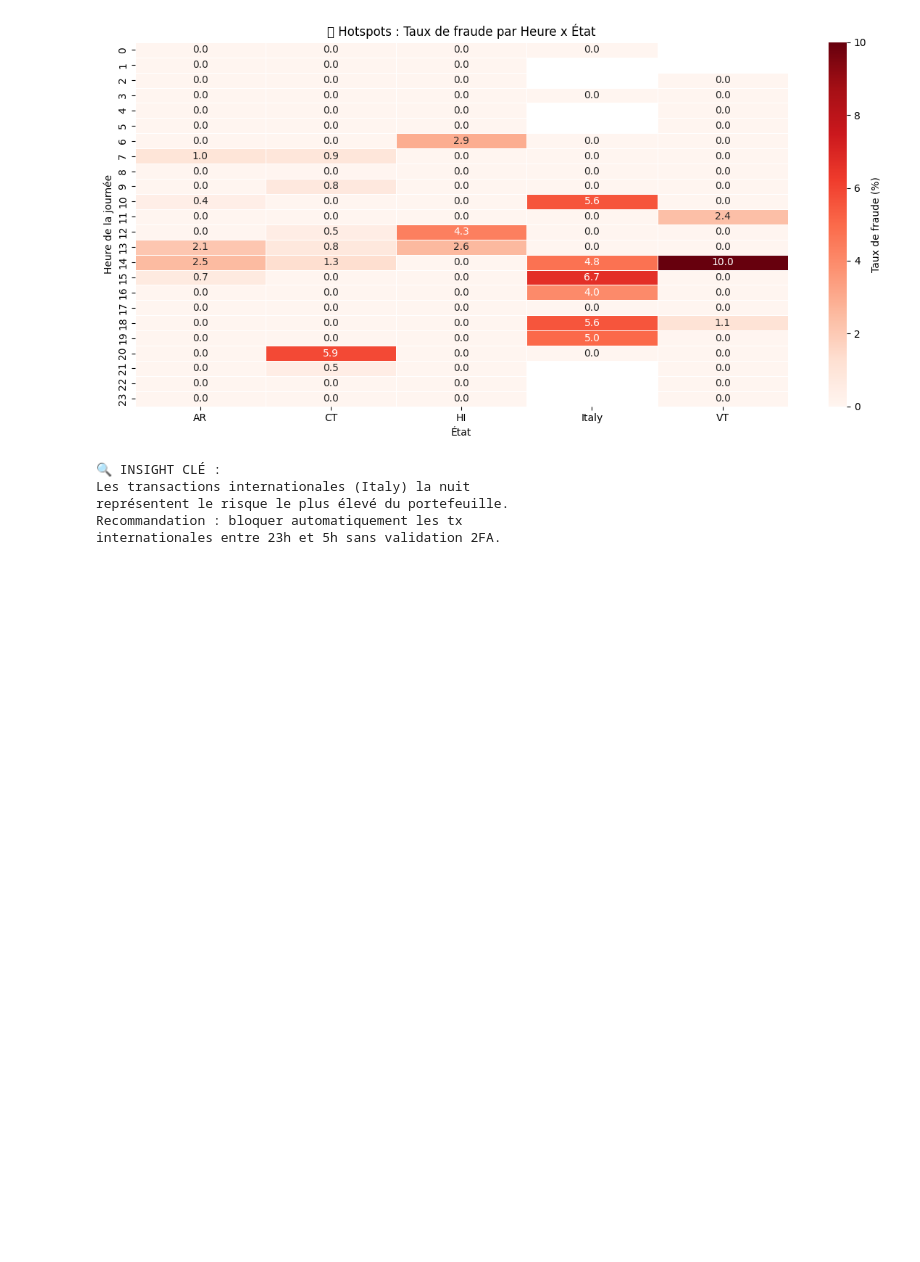
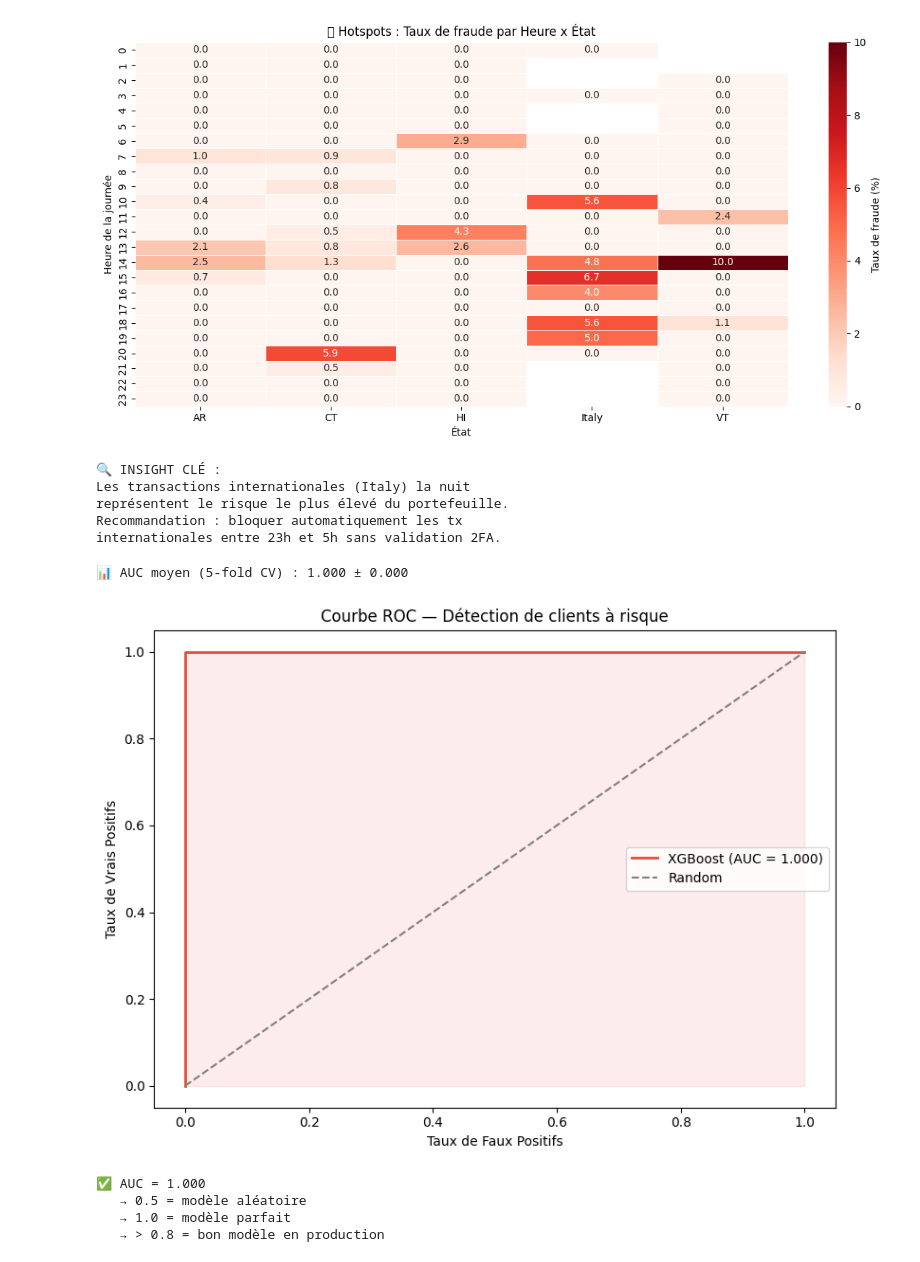
Before and after one commit to ccsnafi/Aurora_Bank_Fraud_Detection, a Jupyter notebook: Aurora_Bank_Fraud_Detection.ipynb, the cells around one changed output. Saved outputs shown, nothing was run; the diff lists cells and outputs as text; code cells hidden in the pictures; blank space fills up the shorter version.

```diff
--- a/Aurora_Bank_Fraud_Detection.ipynb
+++ b/Aurora_Bank_Fraud_Detection.ipynb
@@ -567,6 +565,71 @@ Les transactions internationales (Italy) la nuit
 représentent le risque le plus élevé du portefeuille.
 Recommandation : bloquer automatiquement les tx
 internationales entre 23h et 5h sans validation 2FA.
+# %%
+# ================================
+# XGBOOST + COURBE ROC
+# ================================
+
+!pip install xgboost -q
+
+from xgboost import XGBClassifier
+from sklearn.model_selection import StratifiedKFold, cross_val_score
+from sklearn.metrics import roc_curve, auc, RocCurveDisplay
+
+# Données
+X = df[features].fillna(0)
+y = df['is_risky']
+
+X_train, X_test, y_train, y_test = train_test_split(
+    X, y, test_size=0.3, random_state=42, stratify=y)
+
+# XGBoost
+xgb = XGBClassifier(
+    n_estimators=100,
+    max_depth=4,
+    learning_rate=0.1,
+    scale_pos_weight=len(y[y==0])/len(y[y==1]),
+    random_state=42,
+    eval_metric='logloss',
+    verbosity=0
+)
+
+xgb.fit(X_train, y_train)
+
+# Cross-validation
+cv = StratifiedKFold(n_splits=5, shuffle=True, random_state=42)
+scores = cross_val_score(xgb, X, y, cv=cv, scoring='roc_auc')
+
+print(f"📊 AUC moyen (5-fold CV) : {scores.mean():.3f} ± {scores.std():.3f}")
+
+# Courbe ROC
+y_proba = xgb.predict_proba(X_test)[:, 1]
+fpr, tpr, _ = roc_curve(y_test, y_proba)
+roc_auc = auc(fpr, tpr)
+
+plt.figure(figsize=(8, 6))
+plt.plot(fpr, tpr, color='#e74c3c', linewidth=2,
+         label=f'XGBoost (AUC = {roc_auc:.3f})')
+plt.plot([0,1], [0,1], color='gray', linestyle='--', label='Random')
+plt.fill_between(fpr, tpr, alpha=0.1, color='#e74c3c')
+plt.xlabel('Taux de Faux Positifs')
+plt.ylabel('Taux de Vrais Positifs')
+plt.title('Courbe ROC — Détection de clients à risque')
+plt.legend()
+plt.tight_layout()
+plt.show()
+
+print(f"\n✅ AUC = {roc_auc:.3f}")
+print("   → 0.5 = modèle aléatoire")
+print("   → 1.0 = modèle parfait")
+print("   → > 0.8 = bon modèle en production")
+# %% [output]
+📊 AUC moyen (5-fold CV) : 1.000 ± 0.000
+[figure, added]
+✅ AUC = 1.000
+   → 0.5 = modèle aléatoire
+   → 1.0 = modèle parfait
+   → > 0.8 = bon modèle en production
 # %%
 # ================================
 # CORRECTION DATA LEAKAGE + SHAP
```
Also changed, not shown: parts of 6 cells of this notebook.
